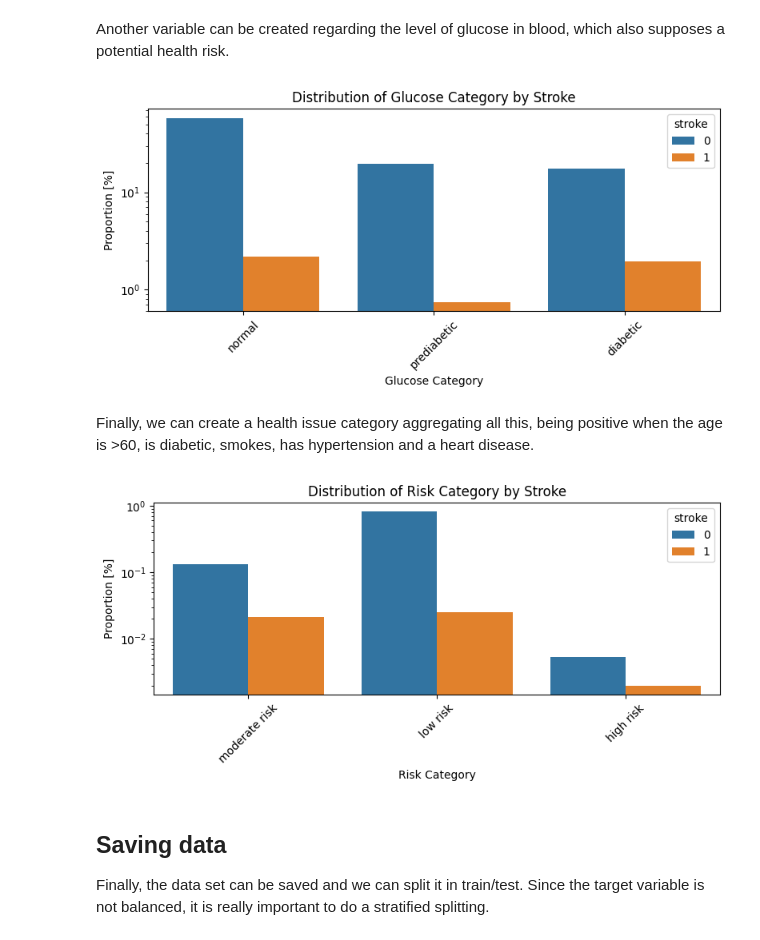
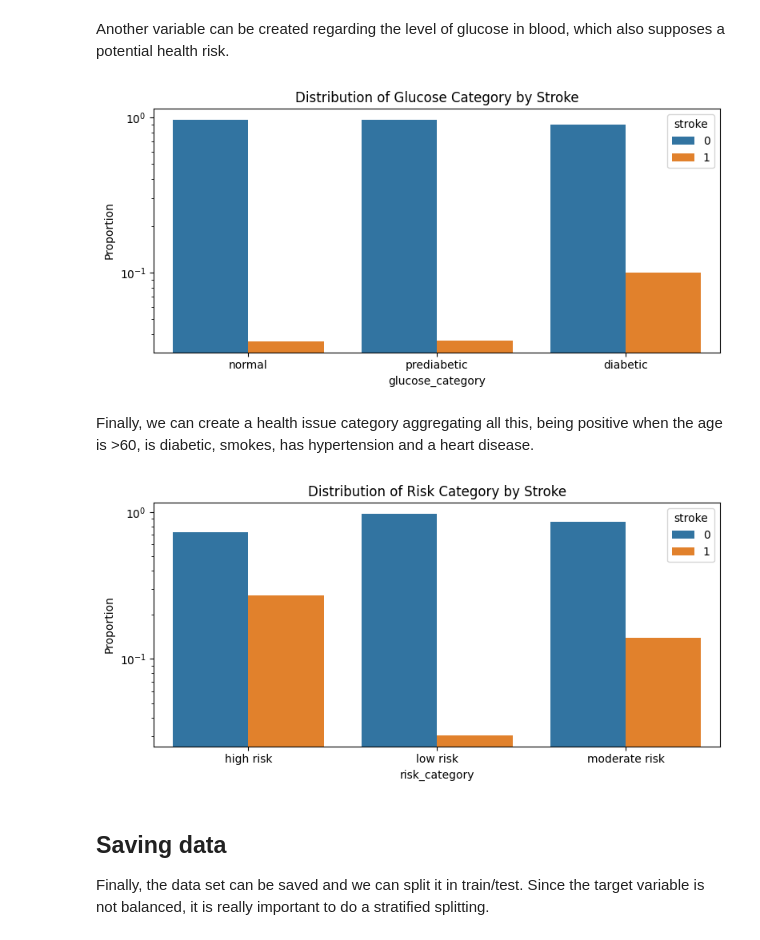
Before and after one commit to borja-sg/BSG-TestDataScience-1, a Jupyter notebook: notebooks/eda.ipynb, the cells around one changed output. Cells and saved outputs as stored; diff of their text form; code cells hidden in the pictures.

```diff
--- a/notebooks/eda.ipynb
+++ b/notebooks/eda.ipynb
@@ -128,10 +139,15 @@ Name: count, dtype: int64
 It was observed that both the "gender" and "smoking_status" columns present values with "Other" and "Unknown" values, respectively. For the gender column, a single instance has the "Other" value, we can remove it as it will potentially introduce a bias when training the algorithm. Regarding the smoking status, we can substitute the "Unknown" NaN values before imputing the missing values.
 # %%
 # Change the "Unknown" values in the 'smoking_status' column to NaN
-df_stroke['smoking_status'] = df_stroke['smoking_status'].replace('Unknown', np.nan)
+df_stroke = replace_missing_to_value(df=df_stroke,
+                                     column='smoking_status',
+                                     missing_value='Unknown',
+                                     new_value=np.nan)
 
 # Remove the event with "Other" value in the 'gender' column
-df_stroke.drop(df_stroke[df_stroke['gender'] == 'Other'].index, inplace=True)
+df_stroke = drop_rows_with_missing(df=df_stroke,
+                                   column="gender",
+                                   missing_value="Other",)
 
 # Reset the index of the DataFrame after dropping rows
 df_stroke.reset_index(drop=True, inplace=True)
@@ -138,9 +156,8 @@ df_stroke.reset_index(drop=True, inplace=True)
 # %%
+# Select only the catergorical columns for encoding
 categorical_cols = df_stroke.select_dtypes(include=['object']).columns
-encoder = OrdinalEncoder()
-df_stroke_encoded = df_stroke.copy()
-df_stroke_encoded[categorical_cols] = encoder.fit_transform(df_stroke[categorical_cols])
-
+df_stroke_encoded, encoder = encode_categorical(df=df_stroke,
+                                             columns=categorical_cols,)
 # Drop the 'stroke' column before imputing because it is the target variable and
 # we wouldn't know it
 df_stroke_encoded.drop(columns=['stroke'], inplace=True)
@@ -176,6 +193,5 @@ Now that we have the encoded dataset, we can use it to handle the missing values
 # %%
 # Use a KNNImputer to handle missing values in the dataset
-imputer = KNNImputer(n_neighbors=5)
-impute_data = imputer.fit_transform(df_stroke_encoded)
-
-df_imputed = pd.DataFrame(impute_data, columns=df_stroke_encoded.columns)
+df_imputed = impute_missing_knn(df=df_stroke_encoded,
+                                columns=df_stroke_encoded.columns,
+                                n_neighbors=5)
@@ -329,17 +331,14 @@ df_stroke['glucose_category'] = pd.cut(df_stroke['avg_glucose_level'],
                                 labels=['normal', 'prediabetic', 'diabetic'])
 # %%
 # See the correlation between the glucose_category and stroke
-plt.figure(figsize=(8, 4))
-sns.countplot(data=df_stroke, x='glucose_category', hue='stroke', stat="percent")
-plt.title('Distribution of Glucose Category by Stroke')
-plt.xlabel('Glucose Category')
-plt.ylabel('Proportion [%]')
-plt.xticks(rotation=45)
-plt.yscale('log')
-plt.tight_layout()
-plt.show()
+plot_categorical_counts(df=df_stroke,
+                         column='glucose_category',
+                         normalize=True,
+                         hue='stroke',
+                         title='Distribution of Glucose Category by Stroke',
+                         y_log=True)
 # %% [output]
-[figure, old version]
+[figure, new version]
 # %% [markdown]
 Finally, we can create a health issue category aggregating all this, being positive when the age is >60, is diabetic, smokes, has hypertension and a heart disease.
 # %%
@@ -366,17 +365,14 @@ def categorize_risk(score):
 df_stroke['risk_category'] = df_stroke['health_score'].apply(categorize_risk)
 # %%
 # See the correlation between the risk_category and stroke
-plt.figure(figsize=(8, 4))
-sns.countplot(data=df_stroke, x='risk_category', hue='stroke', stat="probability")
-plt.title('Distribution of Risk Category by Stroke')
-plt.xlabel('Risk Category')
-plt.ylabel('Proportion [%]')
-plt.xticks(rotation=45)
-plt.yscale('log')
-plt.tight_layout()
-plt.show()
+plot_categorical_counts(df=df_stroke,
+                         column='risk_category',
+                         normalize=True,
+                         hue='stroke',
+                         title='Distribution of Risk Category by Stroke',
+                         y_log=True)
 # %% [output]
-[figure, old version]
+[figure, new version]
 # %% [markdown]
 ## Saving data
 
```
Also changed, not shown: parts of 23 cells of this notebook.
